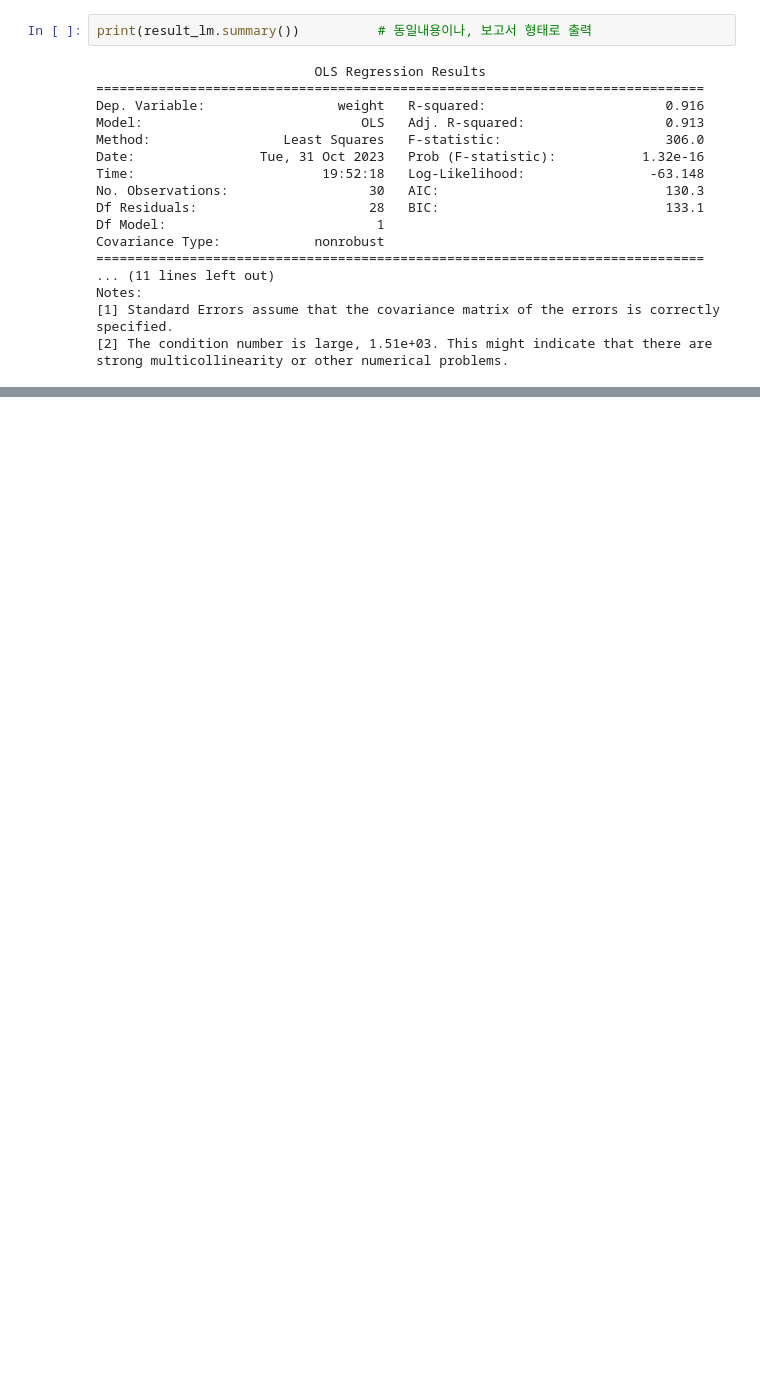
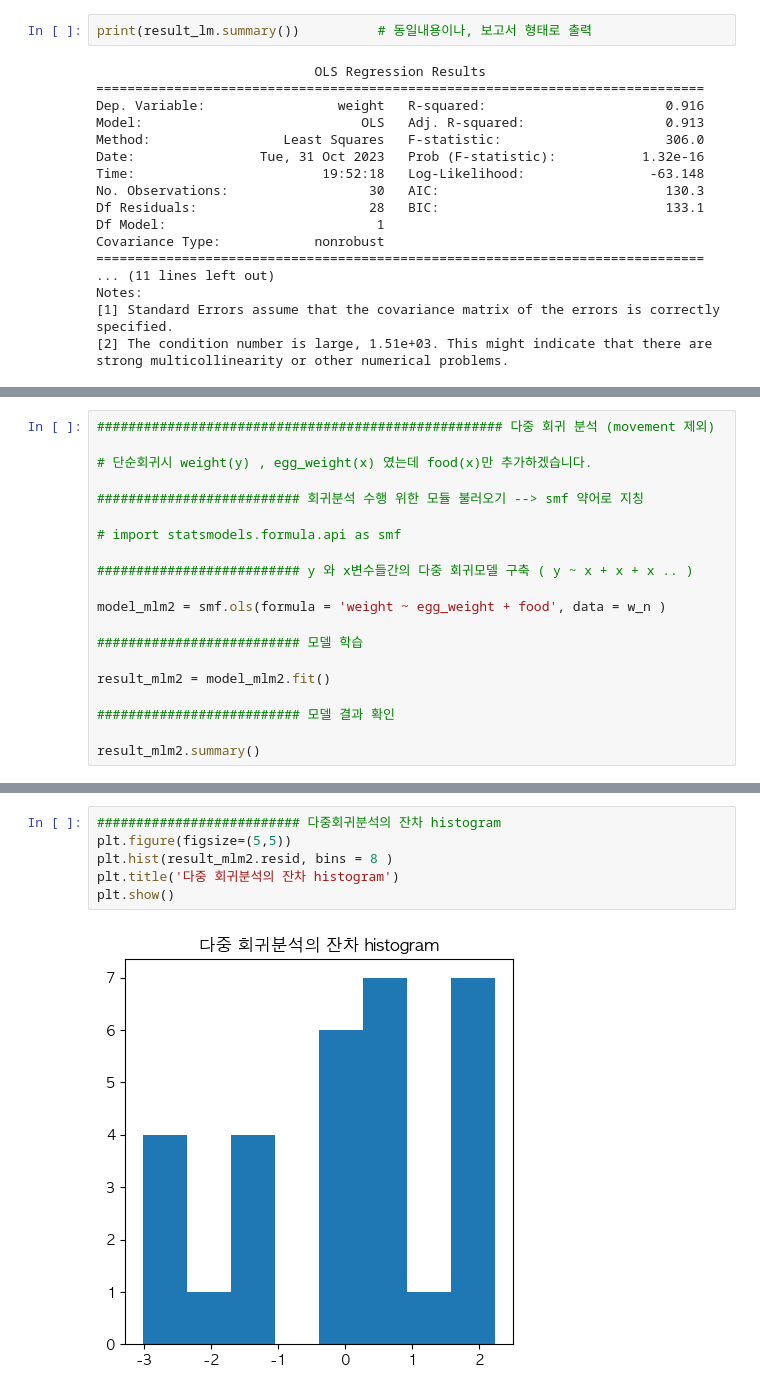
Before and after one commit to hyejinbeck/Chick-Growth, a Jupyter notebook: Analysis.ipynb, the cells around one changed output, grey strips where cells are left out. Drawn from its saved outputs; the diff is of its cells as text; blank space fills up the shorter version.

```diff
--- a/Analysis.ipynb
+++ b/Analysis.ipynb
@@ -638,0 +744,20 @@ strong multicollinearity or other numerical problems.
+# %%
+#################################################### 다중 회귀 분석 (movement 제외)
+
+# 단순회귀시 weight(y) , egg_weight(x) 였는데 food(x)만 추가하겠습니다.
+
+########################## 회귀분석 수행 위한 모듈 불러오기 --> smf 약어로 지칭
+
+# import statsmodels.formula.api as smf
+
+########################## y 와 x변수들간의 다중 회귀모델 구축 ( y ~ x + x + x .. )
+
+model_mlm2 = smf.ols(formula = 'weight ~ egg_weight + food', data = w_n )
+
+########################## 모델 학습
+
+result_mlm2 = model_mlm2.fit()
+
+########################## 모델 결과 확인
+
+result_mlm2.summary()
@@ -638,0 +831,8 @@ strong multicollinearity or other numerical problems.
+# %%
+########################## 다중회귀분석의 잔차 histogram
+plt.figure(figsize=(5,5))
+plt.hist(result_mlm2.resid, bins = 8 )
+plt.title('다중 회귀분석의 잔차 histogram')
+plt.show()
+# %% [output]
+[figure, added]
```
Also changed, not shown: parts of 29 cells of this notebook, 1 other file.
